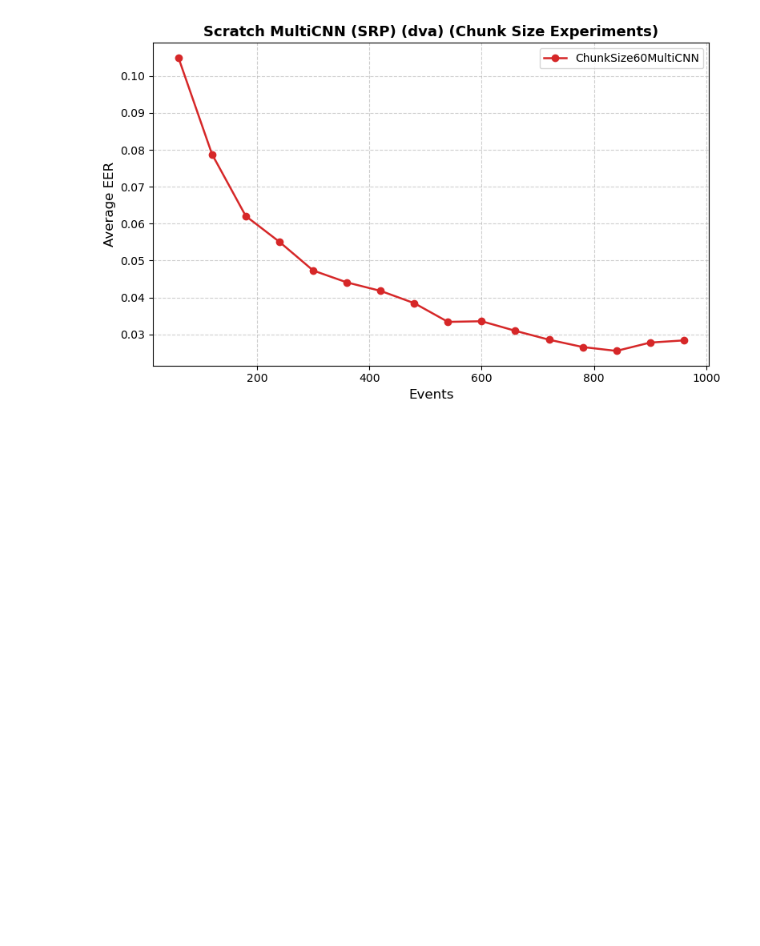
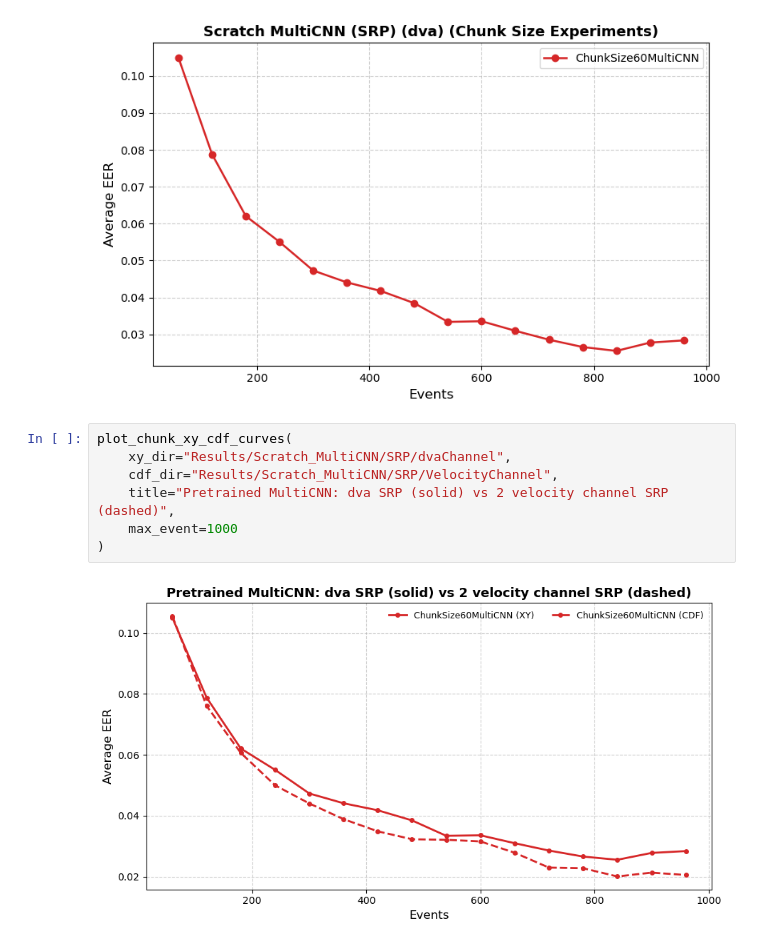
Before and after one commit to S-lijun/Mouse_Dynamics, a Jupyter notebook: Results_New.ipynb, the cells around one changed output. Cells and saved outputs as stored; diff of their text form; blank space fills up the shorter version.

```diff
--- a/Results_New.ipynb
+++ b/Results_New.ipynb
@@ -748,3 +748,12 @@ df
 plot_chunk_json_curves("Results/Scratch_MultiCNN/SRP/dvaChannel", max_event=1000, model="Scratch MultiCNN (SRP) (dva)")
 # %% [output]
 [figure]
+# %%
+plot_chunk_xy_cdf_curves(
+    xy_dir="Results/Scratch_MultiCNN/SRP/dvaChannel",
+    cdf_dir="Results/Scratch_MultiCNN/SRP/VelocityChannel",
+    title="Pretrained MultiCNN: dva SRP (solid) vs 2 velocity channel SRP (dashed)",
+    max_event=1000
+)
+# %% [output]
+[figure, added]
```
Also changed, not shown: 4 other files.
